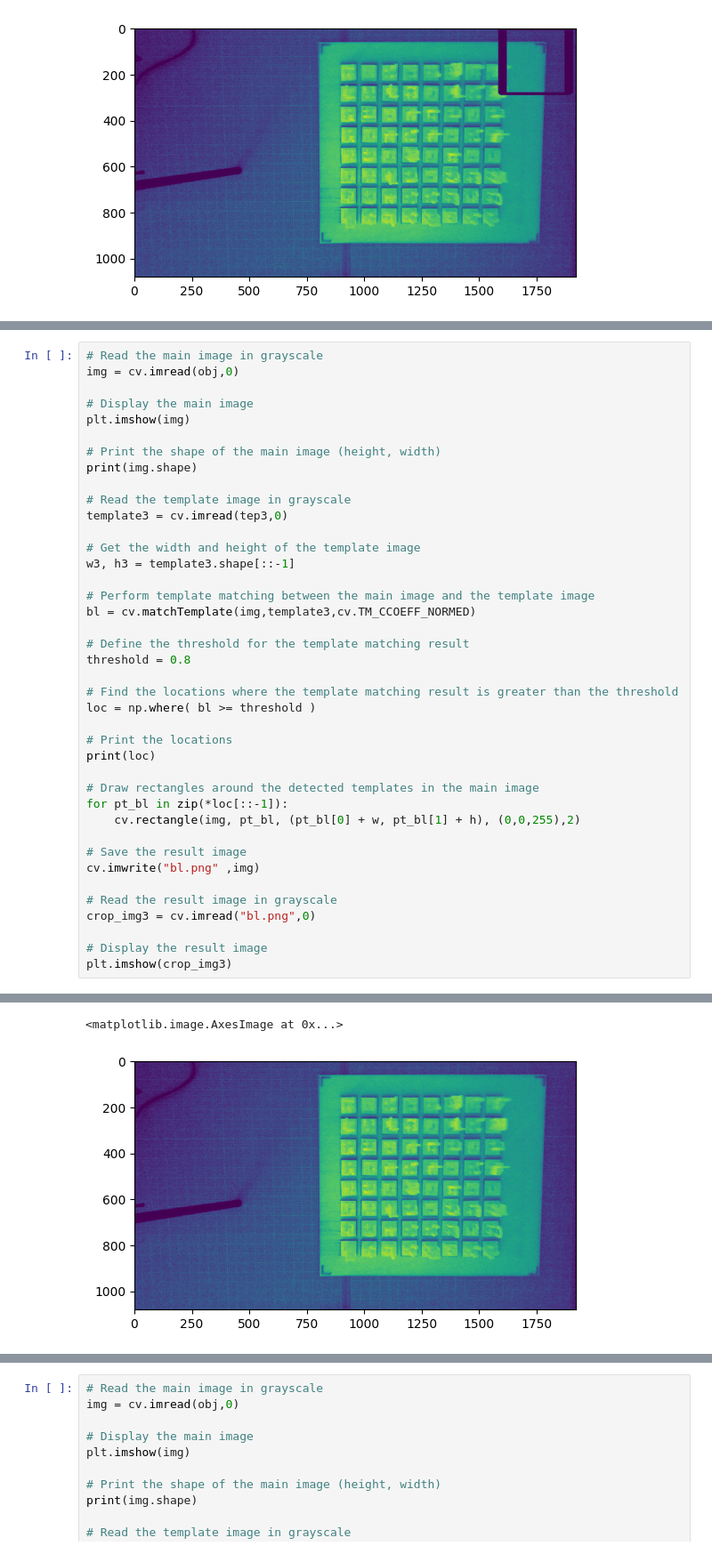
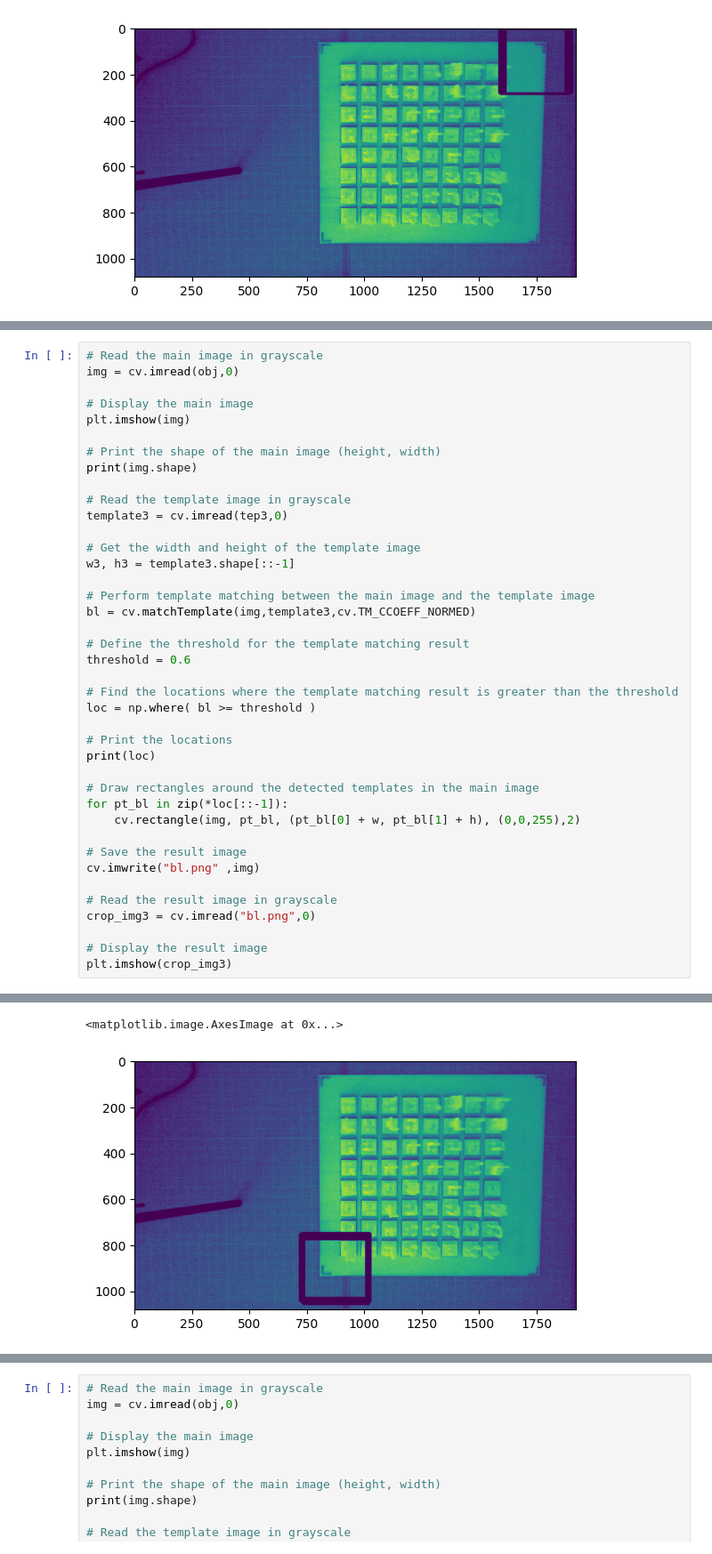
Before and after one commit to WilliamShengYangHuang/AA_Research, a Jupyter notebook: corner_recognition_v3.ipynb, the cells around one changed output, grey strips where cells are left out. Shown at 89% size. Cells and saved outputs as stored; diff of their text form.

```diff
--- a/corner_recognition_v3.ipynb
+++ b/corner_recognition_v3.ipynb
@@ -264,7 +266,7 @@ w3, h3 = template3.shape[::-1]
 bl = cv.matchTemplate(img,template3,cv.TM_CCOEFF_NORMED)
 
 # Define the threshold for the template matching result
-threshold = 0.8
+threshold = 0.6
 
 # Find the locations where the template matching result is greater than the threshold
 loc = np.where( bl >= threshold )
@@ -290,3 +307,3 @@ plt.imshow(crop_img3)
 <matplotlib.image.AxesImage at 0x...>
-[figure, old version]
+[figure, new version]
 # %% [markdown]
```
Also changed, not shown: parts of 4 cells of this notebook.
